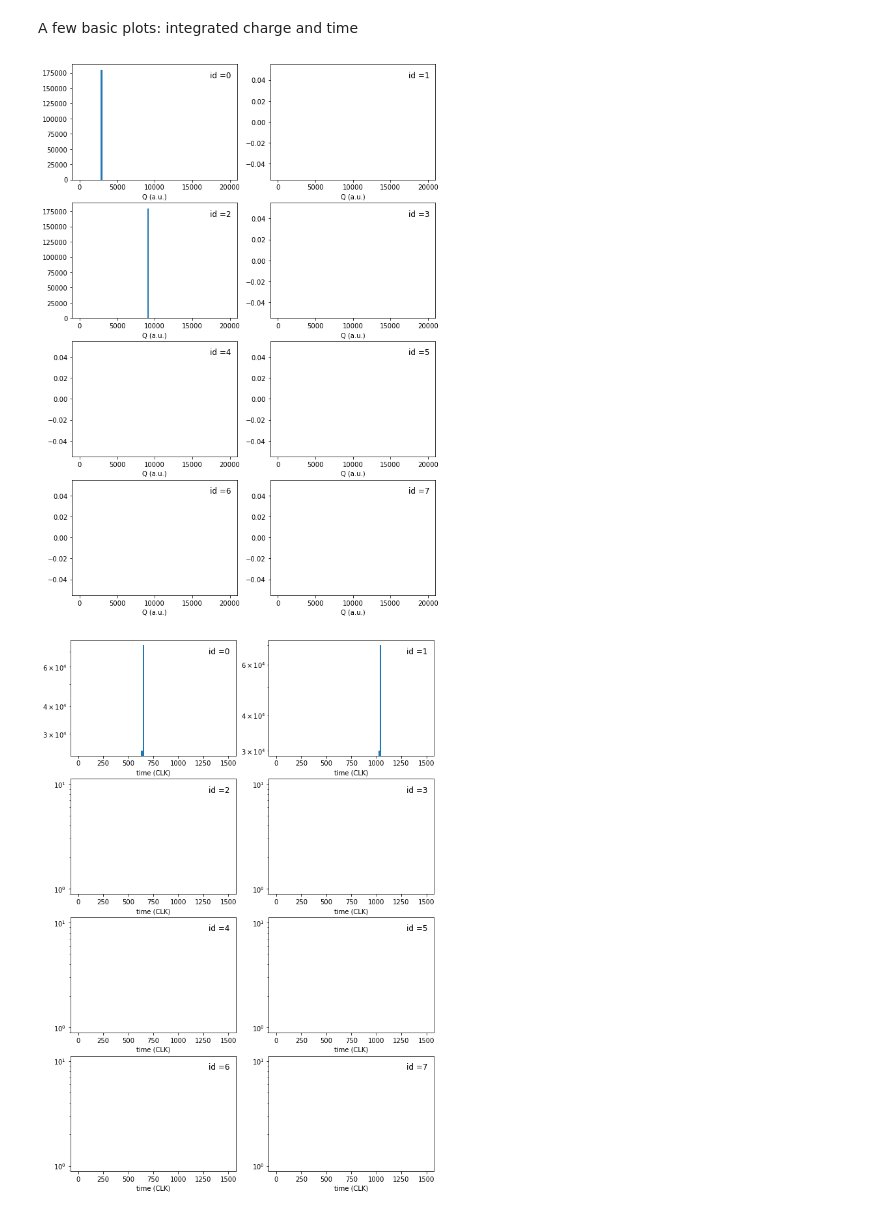
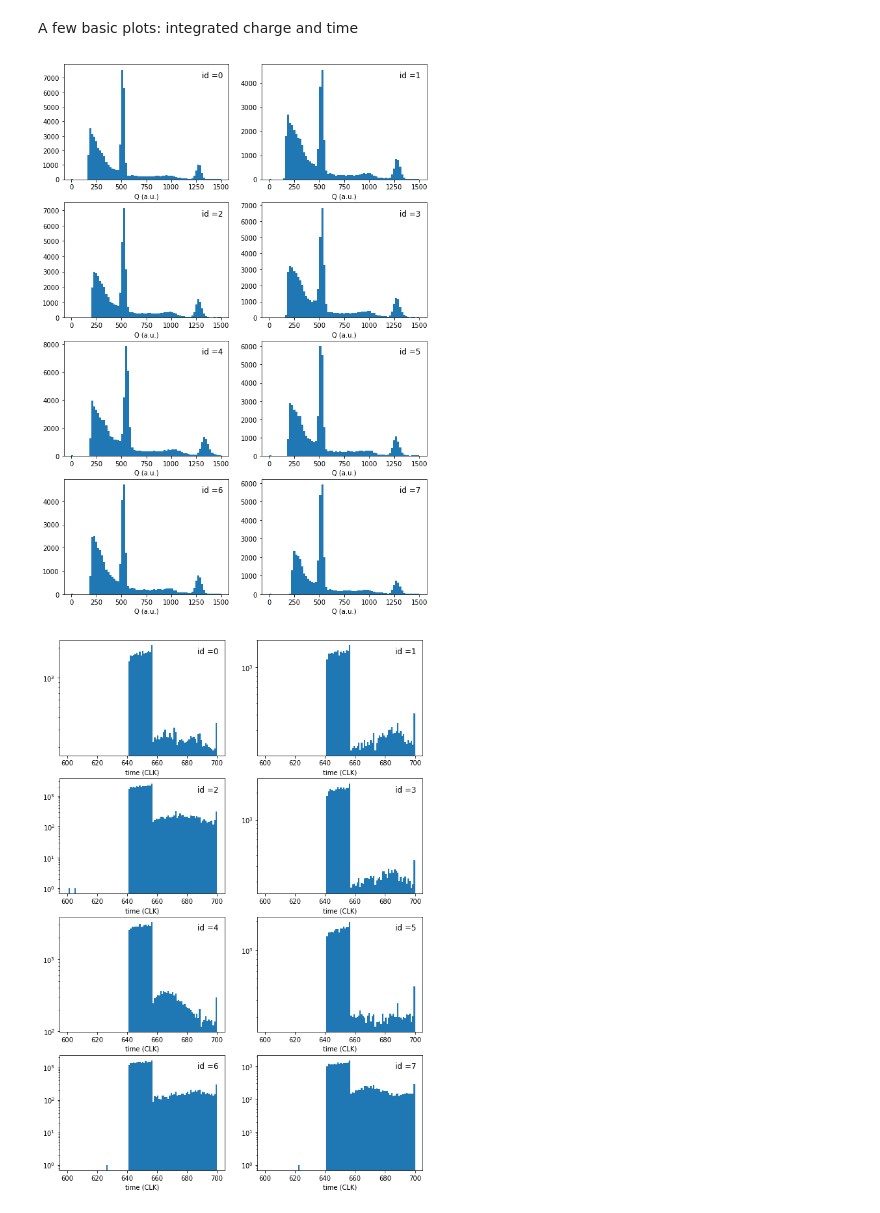
Before and after one commit to acolijn/DT5550_DAQ, a Jupyter notebook: analysis/decode_example.ipynb, the cells around one changed output. Cells and saved outputs as stored; diff of their text form; code cells hidden in the pictures.

```diff
--- a/analysis/decode_example.ipynb
+++ b/analysis/decode_example.ipynb
@@ -18,16 +18,23 @@ Open a datafile and read the data
 #
 # open the datfile
 #
-#io = DT5550(file='../../data/20211212_142706/data_20211212_142706_0.raw')
-io = DT5550(indir='../../data/20211212_142706/')
+#io = DT5550(file='../../data/20211213_103444/data_20211213_103444_0.raw')
+io = DT5550(indir='../../data/20211213_153034/')
+#io = DT5550(file='../../DT5550_DAQ/daq/ReadoutClient/test0.raw')
 
 
+t0 = []
+t1 = []
 for file in io.filenames:
     io.open_data(file)
     while io.read_event() == 0:
-        if io.n_event%10000 == 0:
+        if io.n_event%100000 == 0:
             print('Processed ',io.n_event,' events')
+        if (io.valid[1] == 1) and (io.valid[5] == 1) and (io.Q[1]>490) and (io.Q[1]<530) and (io.Q[5]>490) and (io.Q[5]<530):
+            t0.append(io.t[1])
+            t1.append(io.t[5])
 
-
+t0 = np.array(t0)
+t1 = np.array(t1)
 print('Processing done')
 # %% [output]
@@ -51,10 +48,10 @@ Processing done
 # %% [markdown]
 A few basic plots: integrated charge and time
 # %%
-io.plot_all(type="charge",bins=100,logy=False, range=(0,20000))
+io.plot_all(type="charge",bins=75,logy=False, range=(0,1500))
 # %% [output]
-[figure, old version]
+[figure, new version]
 # %%
-io.plot_all(type="time",range=(0,1500),bins=100,logy=True)
+io.plot_all(type="time",range=(600,700),bins=100,logy=True)
 # %% [output]
-[figure, old version]
+[figure, new version]
```
Also changed, not shown: parts of 7 cells of this notebook, 5 other files.
